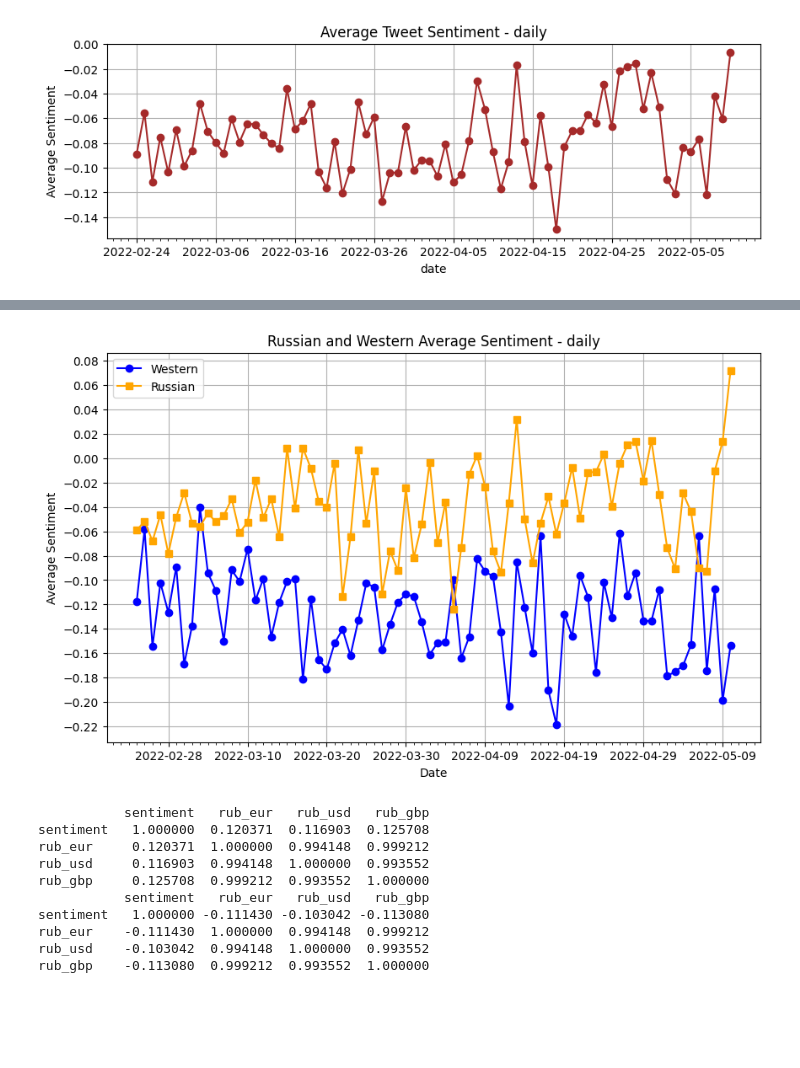
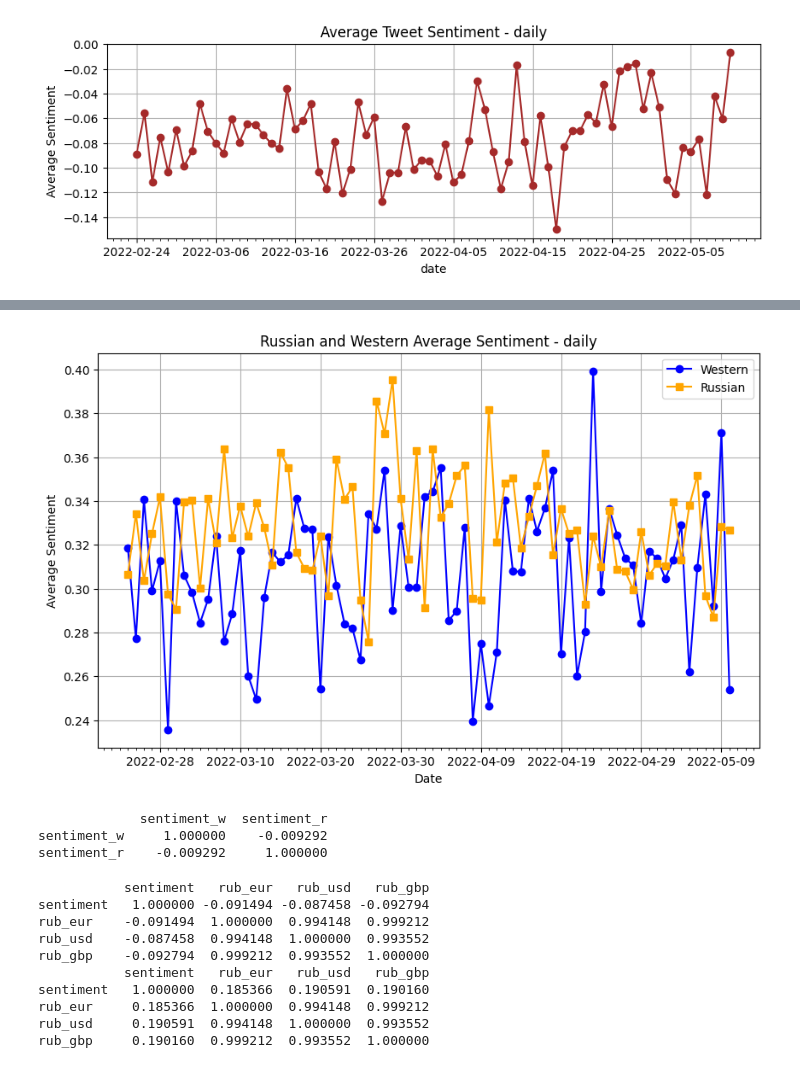
Before and after one commit to itslarisschen/NLP_Final_Exam, a Jupyter notebook: sentiment_analysis.ipynb, the cells around one changed output, grey strips where cells are left out. Drawn from its saved outputs; the diff is of its cells as text; code cells hidden in the pictures; blank space fills up the shorter version.

```diff
--- a/sentiment_analysis.ipynb
+++ b/sentiment_analysis.ipynb
@@ -208,3 +206,24 @@ retweets_count  -0.107043     0.923216        1.000000
 [figure]
 [figure]
 [figure]
+# %%
+#absolute value of sentiment
+
+df_w.loc[:, 'sentiment'] = df_w['sentiment'].abs()
+df_r.loc[:, 'sentiment'] = df_r['sentiment'].abs()
+
+# Calculate the correlation for each subset
+correlation_russian = df_r[['sentiment', 'likes_count', 'retweets_count']].corr()
+correlation_western = df_w[['sentiment', 'likes_count', 'retweets_count']].corr()
+
+# Correlation matrix for absolute value of sentiment
+print("Correlation matrix for Russian tweets:")
+print(correlation_russian)
+print("\nCorrelation matrix for Western Tweets:")
+print(correlation_western)
+
+# Visualize the relationships using scatter plots, for Western and Russian tweets
+plot_sentiment_corr(df_w, 'likes_count', 'Sentiment vs Likes - Western Tweets')
+plot_sentiment_corr(df_w, 'retweets_count', 'Sentiment vs Retweets - Western Tweets')
+plot_sentiment_corr(df_r, 'likes_count', 'Sentiment vs Likes - Russian Tweets')
+plot_sentiment_corr(df_r, 'retweets_count', 'Sentiment vs Retweets - Russian Tweets')
@@ -279,30 +314,45 @@ Name: sentiment, Length: 76, dtype: float64
 # %%
 plt.figure(figsize=(10, 6))
 # Plot two time series
 plt.plot(average_sentiment_w, label='Western', color='blue', marker='o')
 plt.plot(average_sentiment_r, label='Russian', color='orange', marker='s')
 # Add labels and legend
 plt.xlabel('Date')
 plt.ylabel('Average Sentiment')
 plt.title('Russian and Western Average Sentiment - daily')
 plt.legend()
 # Set x-axis major and minor locator
 plt.gca().xaxis.set_major_locator(mdates.DayLocator(interval=10))
 plt.gca().xaxis.set_minor_locator(mdates.DayLocator(interval=1))
 # Setting y-axis ticks limits and interval
-plt.yticks(np.arange(0.08, -0.23, -0.02))
+#plt.yticks(np.arange(0.08, -0.23, -0.02))
 # Show plot
 plt.grid(True)
 plt.show()
 # %% [output]
-[figure, old version]
+[figure, new version]
+# %%
+avg_sent_noindex_r = average_sentiment_r.reset_index()
+avg_sent_noindex_r.rename(columns={'sentiment': 'sentiment_r'}, inplace=True)
+avg_sent_noindex_w = average_sentiment_w.reset_index()
+avg_sent_noindex_w.rename(columns={'sentiment': 'sentiment_w'}, inplace=True)
+# Merging data about currecencies and Russian sentiment
+avg_sent_corr = pd.merge(avg_sent_noindex_w, avg_sent_noindex_r, on='date')
+# Calculate the correlation matrix
+correlation_matrix_wr = avg_sent_corr[['sentiment_w', 'sentiment_r']].corr()
+# Print the correlation matrix
+print(correlation_matrix_wr)
+# %% [output]
+             sentiment_w  sentiment_r
+sentiment_w     1.000000    -0.009292
+sentiment_r    -0.009292     1.000000
 # %%
 # Load the DataFrame from the CSV file
 exchange_df = pd.read_csv('rouble_exchange_rates.csv')
 
 # Merging data about currecencies and Russian sentiment
 sent_ex_r = average_sentiment_r.reset_index()
-sent_ex_r = pd.merge(sent_ex_r, exchange_df, on='date')
+sent_ex_r = pd.merge(average_sentiment_r, exchange_df, on='date')
 # Calculate the correlation matrix
 correlation_matrix_r = sent_ex_r[['sentiment', 'rub_eur','rub_usd','rub_gbp']].corr()
 # Print the correlation matrix
@@ -317,12 +367,12 @@ correlation_matrix_w = sent_ex_w[['sentiment', 'rub_eur','rub_usd','rub_gbp']].c
 print(correlation_matrix_w)
 # %% [output]
            sentiment   rub_eur   rub_usd   rub_gbp
-sentiment   1.000000  0.120371  0.116903  0.125708
-rub_eur     0.120371  1.000000  0.994148  0.999212
-rub_usd     0.116903  0.994148  1.000000  0.993552
-rub_gbp     0.125708  0.999212  0.993552  1.000000
+sentiment   1.000000 -0.091494 -0.087458 -0.092794
+rub_eur    -0.091494  1.000000  0.994148  0.999212
+rub_usd    -0.087458  0.994148  1.000000  0.993552
+rub_gbp    -0.092794  0.999212  0.993552  1.000000
            sentiment   rub_eur   rub_usd   rub_gbp
-sentiment   1.000000 -0.111430 -0.103042 -0.113080
-rub_eur    -0.111430  1.000000  0.994148  0.999212
-rub_usd    -0.103042  0.994148  1.000000  0.993552
-rub_gbp    -0.113080  0.999212  0.993552  1.000000
+sentiment   1.000000  0.185366  0.190591  0.190160
+rub_eur     0.185366  1.000000  0.994148  0.999212
+rub_usd     0.190591  0.994148  1.000000  0.993552
+rub_gbp     0.190160  0.999212  0.993552  1.000000
```
Also changed, not shown: parts of 8 cells of this notebook, 1 other file.
